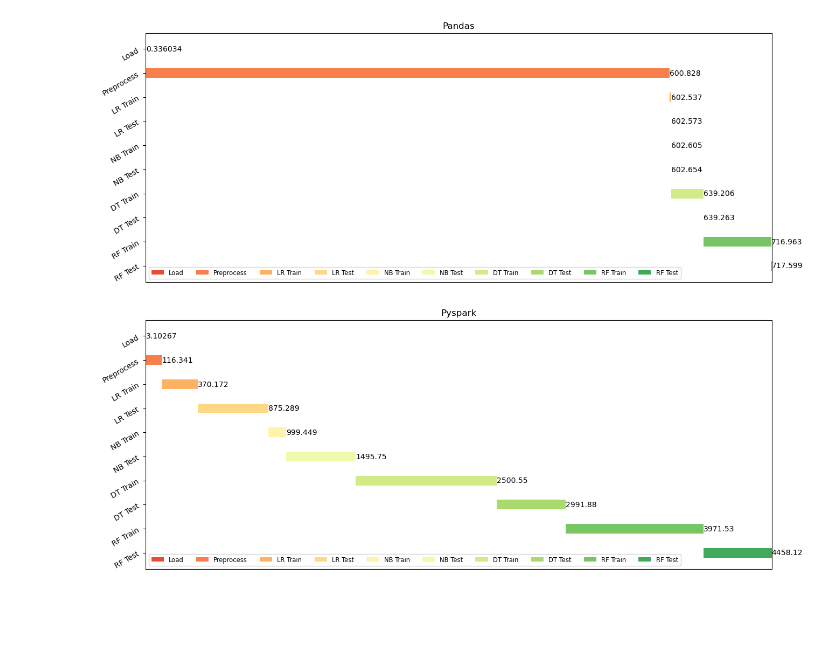
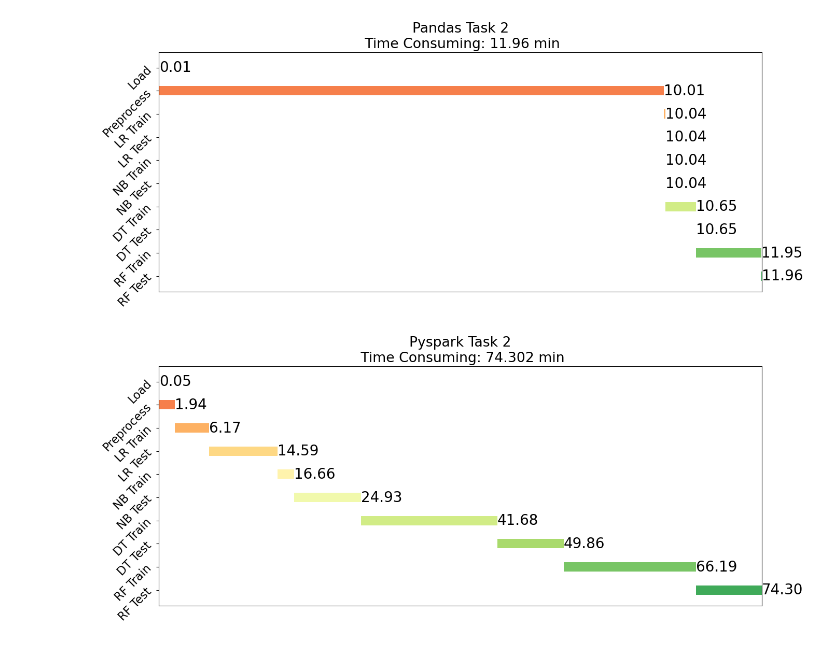
Before and after one commit to ericshenggle/PandasVSPyspark, a Jupyter notebook: Task 2/timestamp.ipynb, the cells around one changed output. Drawn from its saved outputs; the diff is of its cells as text; code cells hidden in the pictures; blank space fills up the shorter version.

Commit message:
Update Observability Results

```diff
--- a/Task 2/timestamp.ipynb
+++ b/Task 2/timestamp.ipynb
@@ -2,8 +2,9 @@
 import numpy as np
 import matplotlib.pyplot as plt
 
+plt.rcParams['font.size'] = 16
 
-def survey(results, category_names):
+def survey(results, category_names, Task=2):
     """
     Parameters
     ----------
@@ -14,6 +15,8 @@ def survey(results, category_names):
     """
     labels = list(results.keys())
     data = np.array(list(results.values()))
+    if Task == 2:
+        data = data / 60
     data_cum = data.cumsum(axis=1)
     category_colors = plt.colormaps['RdYlGn'](
         np.linspace(0.15, 0.85, data.shape[1]))
@@ -25,17 +28,14 @@ def survey(results, category_names):
 
     for i, (colname, color) in enumerate(zip(category_names, category_colors)):
         widths = data[:, i]
-        widths = widths.round(decimals=2)
         starts = data_cum[:, i] - widths
         rects = ax.barh(i, widths, left=starts, height=0.4,
                         label=colname, color=color)
 
         r, g, b, _ = color
         text_color = 'white' if r * g * b < 0.5 else 'darkgrey'
-        ax.bar_label(rects, label_type='edge', color='black', fontsize=10)
-    plt.legend(ncol=len(category_names), bbox_to_anchor=(0, 0),
-                loc='lower left', fontsize='small')
-    plt.yticks([0, 1, 2, 3, 4, 5, 6, 7, 8, 9], category_names, rotation=30)
+        ax.bar_label(rects, label_type='edge', color='black', fontsize=20, fmt='%.2f')
+    plt.yticks([0, 1, 2, 3, 4, 5, 6, 7, 8, 9], category_names, rotation=45)
     plt.xlabel('Time (seconds)')
 
 
@@ -43,16 +43,16 @@ category_names = ['Load', 'Preprocess', 'LR Train', 'LR Test', 'NB Train', 'NB T
 # %%
 results = {'Pandas' : [0.336034, 600.492034, 1.709015, 0.035807, 0.032000, 0.048730, 36.552494, 0.057315, 77.699702, 0.635480]}
 survey(results, category_names)
 
-plt.title('Pandas')
+plt.title(f'Pandas Task 2\n Time Consuming: {round(sum(results["Pandas"]) / 60, 3)} min')
 plt.show()
 # %% [output]
-[figure, old version]
+[figure, new version]
 # %%
 results = {'Pyspark': [3.102666, 113.238041, 253.831758, 505.116503, 124.160454, 496.299950, 1004.800764, 491.334588, 979.649127, 486.588434]}
 survey(results, category_names)
 
-plt.title('Pyspark')
+plt.title(f'Pyspark Task 2\n Time Consuming: {round(sum(results["Pyspark"]) / 60, 3)} min')
 plt.show()
 # %% [output]
-[figure, old version]
+[figure, new version]
```
Also changed, not shown: 25 other files.
